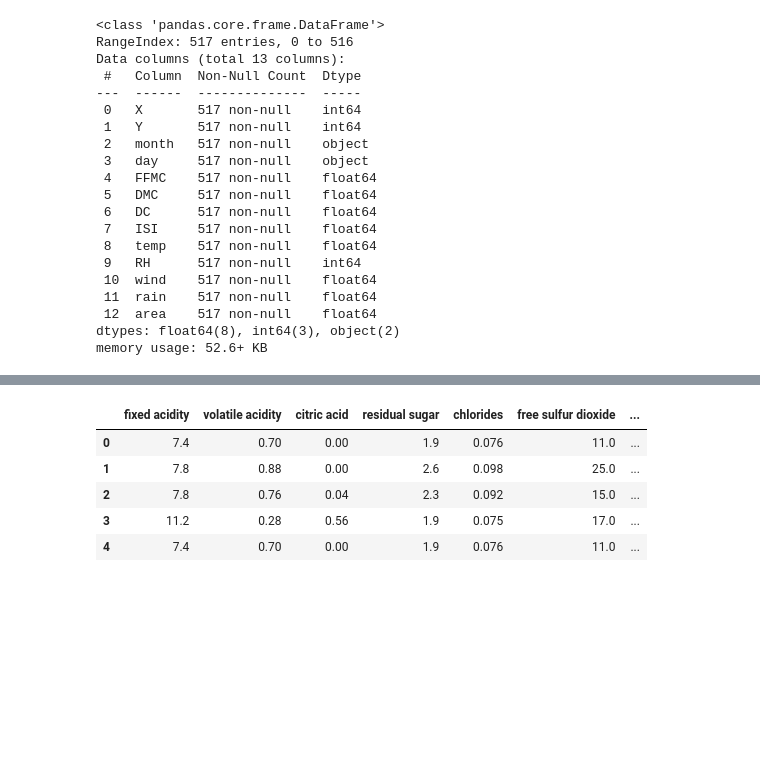
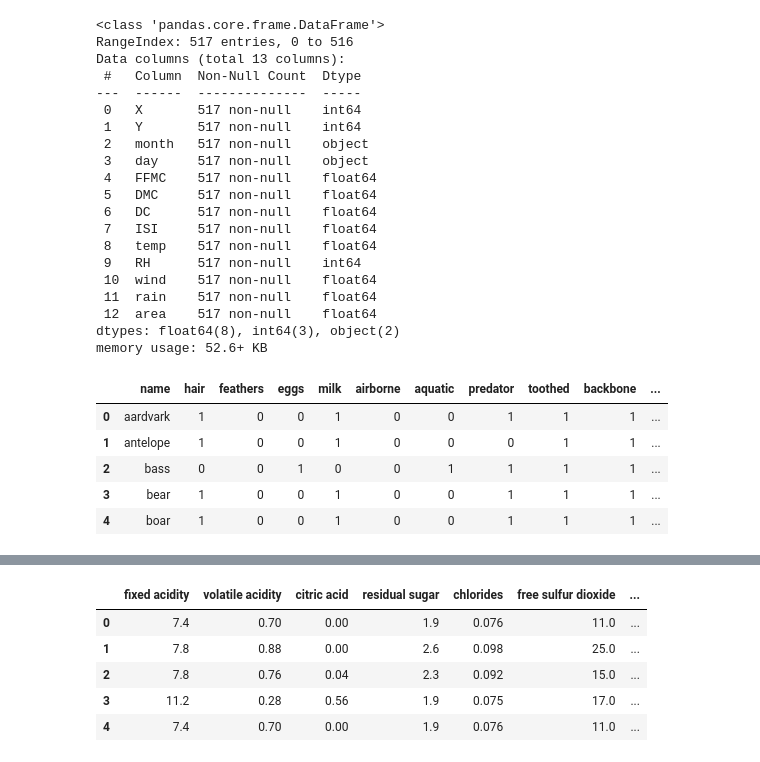
Before and after one commit to Bianca008/IDS_Lixandru_Pepene, a Jupyter notebook: Laborator6.ipynb, the cells around one changed output, grey strips where cells are left out. Drawn from its saved outputs; the diff is of its cells as text; code cells hidden in the pictures; blank space fills up the shorter version.

```diff
--- a/Laborator6.ipynb
+++ b/Laborator6.ipynb
@@ -75,9 +75,15 @@ Data columns (total 13 columns):
 dtypes: float64(8), int64(3), object(2)
 memory usage: 52.6+ KB
 # %%
-names_zoo=["name","hair","feathers","eggs","milk","airborne","aquatic","predator\",\"toothed\",\"backbone\",\"breathes\",\n",
-          \"venomus\",\"fins\",\"legs\",\"tail\",\"domestic\",\"catsize\",\"type\"]\n",
+names_zoo=["name","hair","feathers","eggs","milk","airborne","aquatic","predator","toothed","backbone","breathes",
+           "venomus","fins","legs","tail","domestic","catsize","type"]
+
 df_zoo = pd.read_csv('./data/zoo/zoo.data', names=names_zoo)
 df_zoo.head()
-
-df_zoo.info()
+# %% [output]
+|  | name | hair | feathers | eggs | milk | airborne | aquatic | predator | toothed | backbone | ... |
+| 0 | aardvark | 1 | 0 | 0 | 1 | 0 | 0 | 1 | 1 | 1 | ... |
+| 1 | antelope | 1 | 0 | 0 | 1 | 0 | 0 | 0 | 1 | 1 | ... |
+| 2 | bass | 0 | 0 | 1 | 0 | 0 | 1 | 1 | 1 | 1 | ... |
+| 3 | bear | 1 | 0 | 0 | 1 | 0 | 0 | 1 | 1 | 1 | ... |
+| 4 | boar | 1 | 0 | 0 | 1 | 0 | 0 | 1 | 1 | 1 | ... |
```
Also changed, not shown: parts of 5 cells of this notebook.
